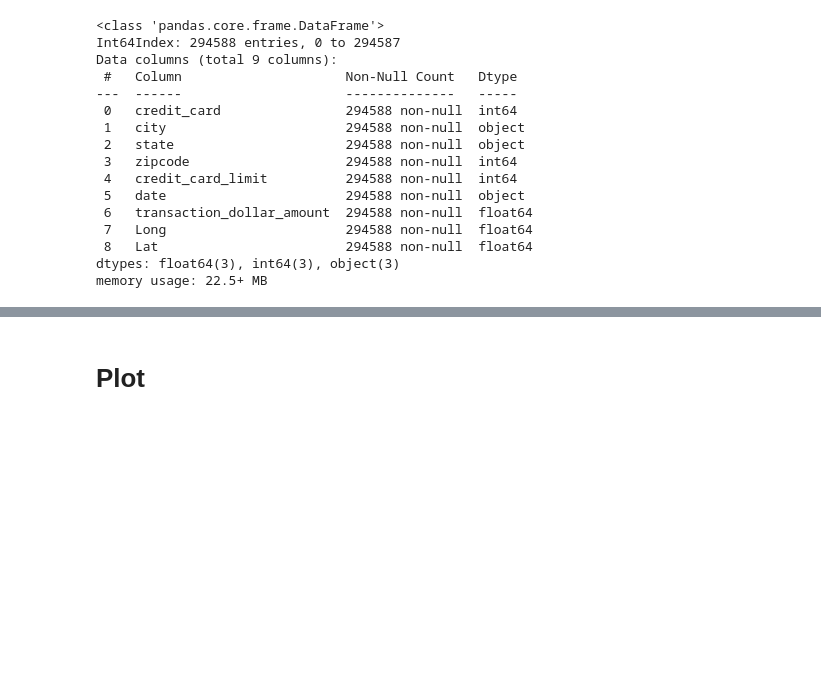
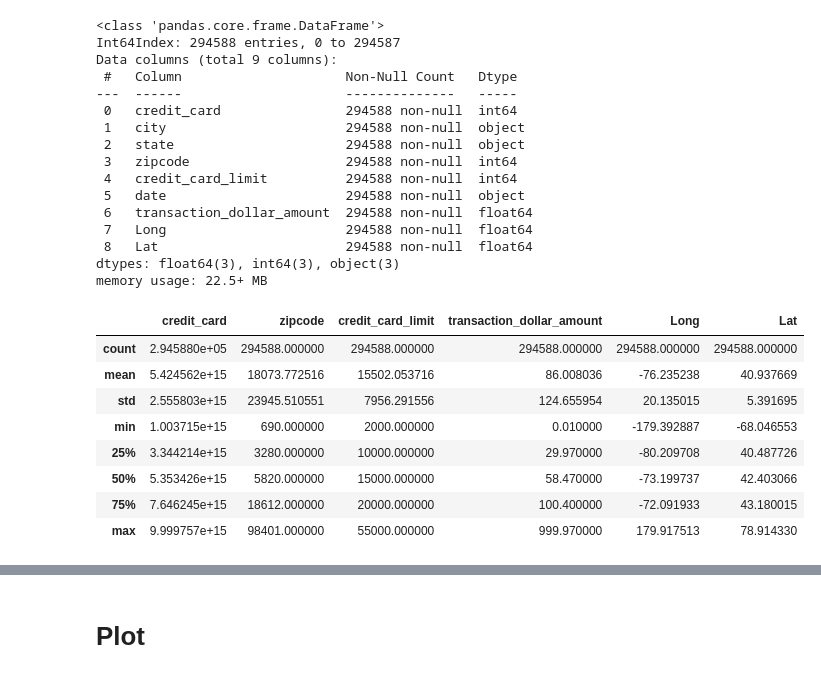
Before and after one commit to Muhammedali26/Projects, a Jupyter notebook: fraud-detection/main.ipynb, the cells around one changed output, grey strips where cells are left out. Saved outputs shown, nothing was run; the diff lists cells and outputs as text; code cells hidden in the pictures; blank space fills up the shorter version.

```diff
--- a/fraud-detection/main.ipynb
+++ b/fraud-detection/main.ipynb
@@ -109,3 +109,15 @@ Data columns (total 9 columns):
  8   Lat                        294588 non-null  float64
 dtypes: float64(3), int64(3), object(3)
 memory usage: 22.5+ MB
+# %%
+merged_df.describe()
+# %% [output]
+|  | credit_card | zipcode | credit_card_limit | transaction_dollar_amount | Long | Lat |
+| count | 2.945880e+05 | 294588.000000 | 294588.000000 | 294588.000000 | 294588.000000 | 294588.000000 |
+| mean | 5.424562e+15 | 18073.772516 | 15502.053716 | 86.008036 | -76.235238 | 40.937669 |
+| std | 2.555803e+15 | 23945.510551 | 7956.291556 | 124.655954 | 20.135015 | 5.391695 |
+| min | 1.003715e+15 | 690.000000 | 2000.000000 | 0.010000 | -179.392887 | -68.046553 |
+| 25% | 3.344214e+15 | 3280.000000 | 10000.000000 | 29.970000 | -80.209708 | 40.487726 |
+| 50% | 5.353426e+15 | 5820.000000 | 15000.000000 | 58.470000 | -73.199737 | 42.403066 |
+| 75% | 7.646245e+15 | 18612.000000 | 20000.000000 | 100.400000 | -72.091933 | 43.180015 |
+| max | 9.999757e+15 | 98401.000000 | 55000.000000 | 999.970000 | 179.917513 | 78.914330 |
```
Also changed, not shown: parts of 19 cells of this notebook.
